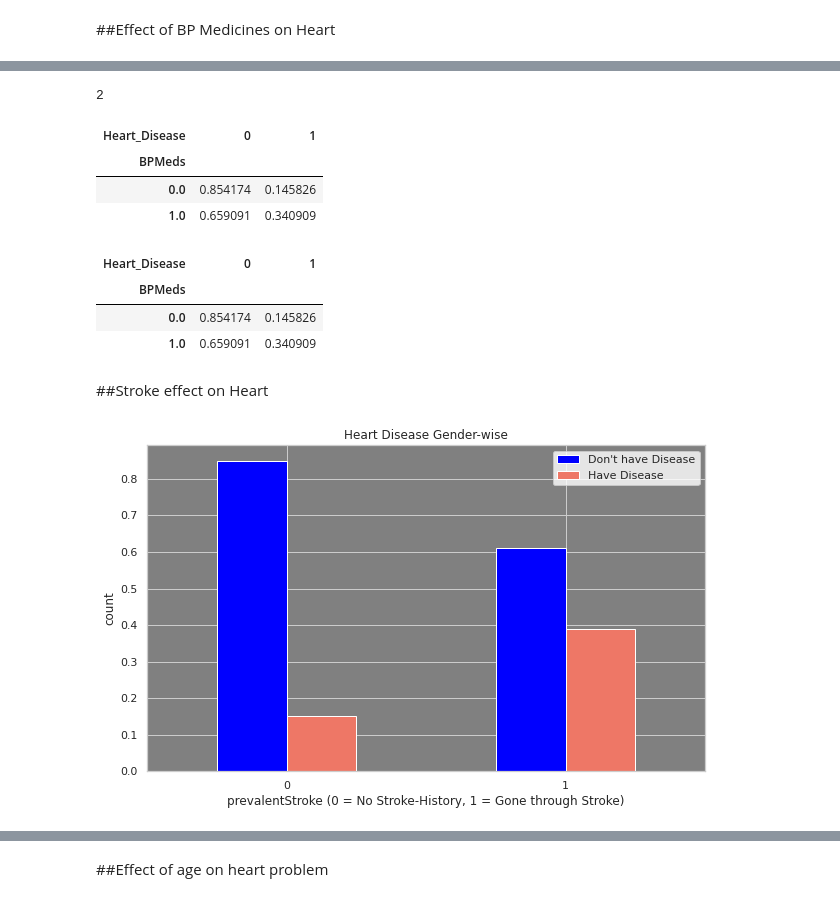
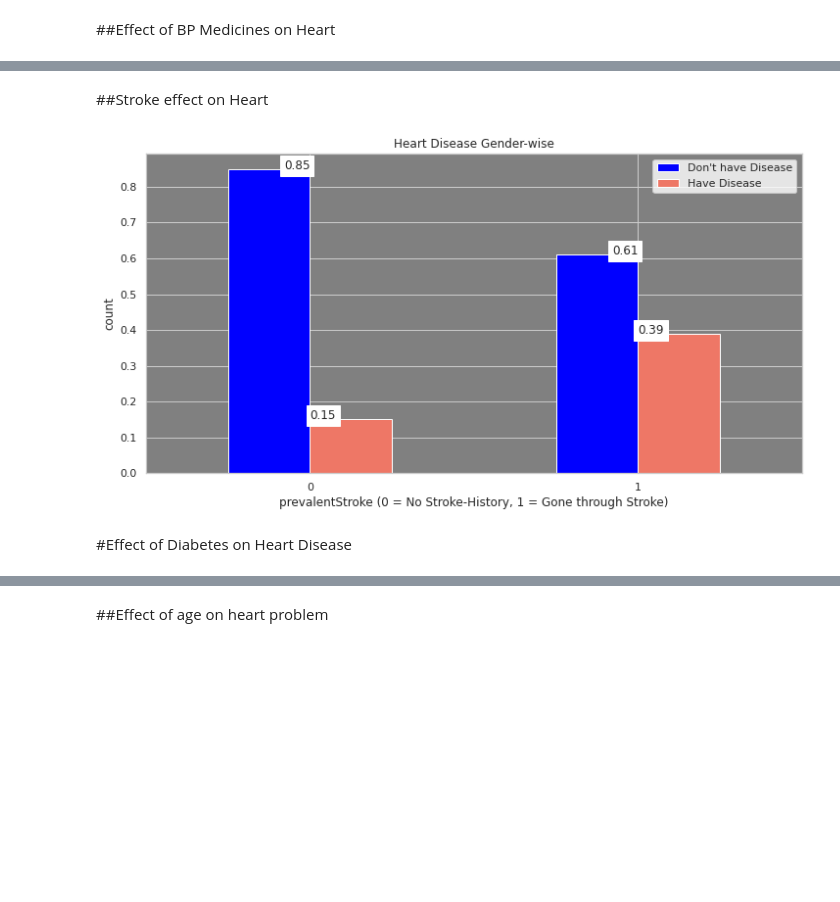
Before and after one commit to guptaprateek98/Capstone_CV_Risk_Prediction, a Jupyter notebook: Capstone_CV_Risk_Prediction.ipynb, the cells around one changed output, grey strips where cells are left out. Saved outputs shown, nothing was run; the diff lists cells and outputs as text; code cells hidden in the pictures; blank space fills up the shorter version.

```diff
--- a/Capstone_CV_Risk_Prediction.ipynb
+++ b/Capstone_CV_Risk_Prediction.ipynb
@@ -350,10 +338,23 @@ pd.crosstab(dataf.sex,dataf.Heart_Disease)
 # %%
 
-pd.crosstab(dataf.sex,dataf.Heart_Disease).plot(kind="bar",figsize=(10,6),color=['blue','#EE7766' ]).set_facecolor('grey')
+crs = pd.crosstab(dataf.sex,dataf.Heart_Disease, normalize='index')
+crs.plot(kind="bar",figsize=(12,6),color=['blue','#EE7766' ]).set_facecolor('grey')
 plt.title('Heart Disease Gender-wise')
 plt.xlabel('Sex (0 = Female, 1 = Male)')
 plt.xticks(rotation=0)
 plt.legend(["Don't have Disease", "Have Disease"])
 plt.ylabel('count')
+lis= []
+for i in range(crs.shape[0]):
+  for j in range(crs.shape[1]):
+    a = crs.iloc[j][i]
+    lis.append(a)
+lis1 = lis[:2]
+lis2 = lis[2:]
+for index, value in enumerate(lis1):
+  plt.text(index, value, round(value,2), ha = 'right',Bbox = dict(facecolor = 'white', alpha = 1))
+for index, value in enumerate(lis2):
+  plt.text(index, value, round(value,2), ha = 'left',Bbox = dict(facecolor = 'white', alpha = 1))
+
 plt.show()
 # %% [output]
@@ -383,10 +364,22 @@ print(target_temp)
 # %%
 crs = pd.crosstab(dataf.BPMeds,dataf.Heart_Disease, normalize='index')
-crs.plot(kind="bar",figsize=(10,6),color=['blue','#EE7766' ]).set_facecolor('grey')
+crs.plot(kind="bar",figsize=(12,6),color=['blue','#EE7766' ]).set_facecolor('grey')
 plt.title('Heart Disease Gender-wise')
 plt.xlabel('BPMeds (0 = NO BP-Medication, 1 = On BP-Medication)')
 plt.xticks(rotation=0)
 plt.legend(["Don't have Disease", "Have Disease"])
 plt.ylabel('count')
+lis= []
+for i in range(crs.shape[0]):
+  for j in range(crs.shape[1]):
+    a = crs.iloc[j][i]
+    lis.append(a)
+lis1 = lis[:2]
+lis2 = lis[2:]
+for index, value in enumerate(lis1):
+  plt.text(index, value, round(value,2), ha = 'right',Bbox = dict(facecolor = 'white', alpha = 1))
+for index, value in enumerate(lis2):
+  plt.text(index, value, round(value,2), ha = 'left',Bbox = dict(facecolor = 'white', alpha = 1))
+
 plt.show()
 # %% [output]
@@ -410,31 +387,29 @@ plt.show()
-# %%
-crs.shape[1]
-# %% [output]
-2
-# %%
-crs
-# %% [output]
-| Heart_Disease | 0 | 1 |
-| BPMeds |  |  |
-| 0.0 | 0.854174 | 0.145826 |
-| 1.0 | 0.659091 | 0.340909 |
-# %%
-crs
-# %% [output]
-| Heart_Disease | 0 | 1 |
-| BPMeds |  |  |
-| 0.0 | 0.854174 | 0.145826 |
-| 1.0 | 0.659091 | 0.340909 |
 # %% [markdown]
 ##Stroke effect on Heart
 # %%
-pd.crosstab(dataf.prevalentStroke,dataf.Heart_Disease, normalize='index').plot(kind="bar",figsize=(10,6),color=['blue','#EE7766' ]).set_facecolor('grey')
+crs = pd.crosstab(dataf.prevalentStroke,dataf.Heart_Disease, normalize='index')
+crs.plot(kind="bar",figsize=(12,6),color=['blue','#EE7766' ]).set_facecolor('grey')
 plt.title('Heart Disease Gender-wise')
 plt.xlabel('prevalentStroke (0 = No Stroke-History, 1 = Gone through Stroke)')
 plt.xticks(rotation=0)
 plt.legend(["Don't have Disease", "Have Disease"])
 plt.ylabel('count')
+lis= []
+for i in range(crs.shape[0]):
+  for j in range(crs.shape[1]):
+    a = crs.iloc[j][i]
+    lis.append(a)
+lis1 = lis[:2]
+lis2 = lis[2:]
+for index, value in enumerate(lis1):
+  plt.text(index, value, round(value,2), ha = 'right',Bbox = dict(facecolor = 'white', alpha = 1))
+for index, value in enumerate(lis2):
+  plt.text(index, value, round(value,2), ha = 'left',Bbox = dict(facecolor = 'white', alpha = 1))
+
+
 plt.show()
 # %% [output]
-[figure, old version]
+[figure, new version]
+# %% [markdown]
+#Effect of Diabetes on Heart Disease
 # %%
```
Also changed, not shown: parts of 22 cells of this notebook.
